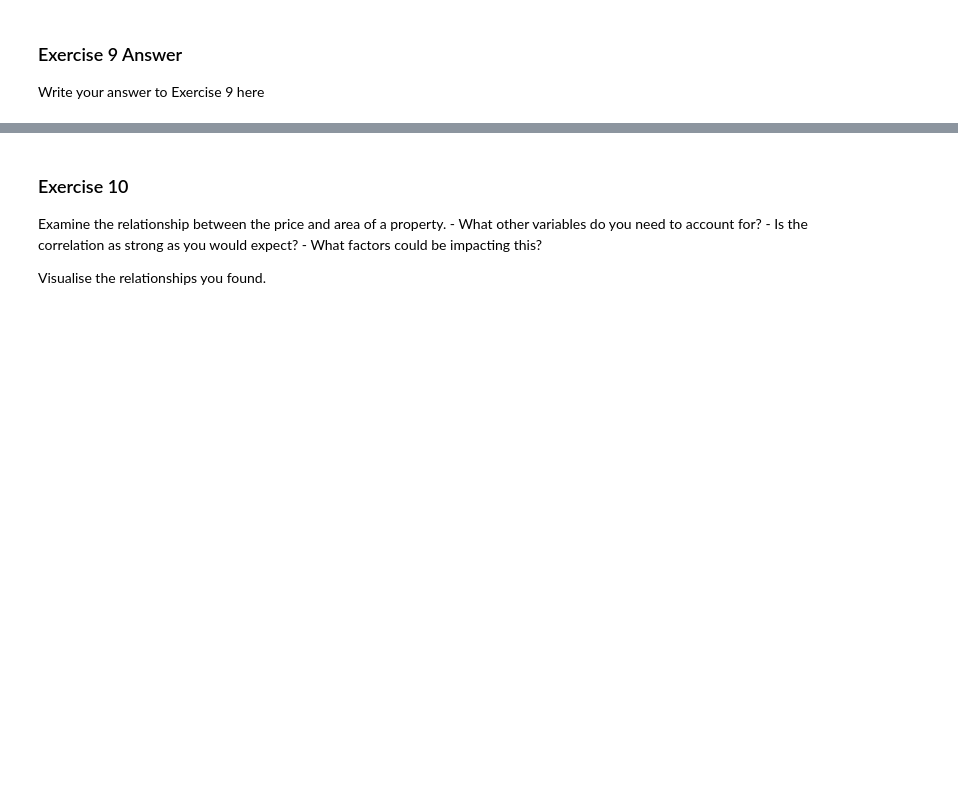
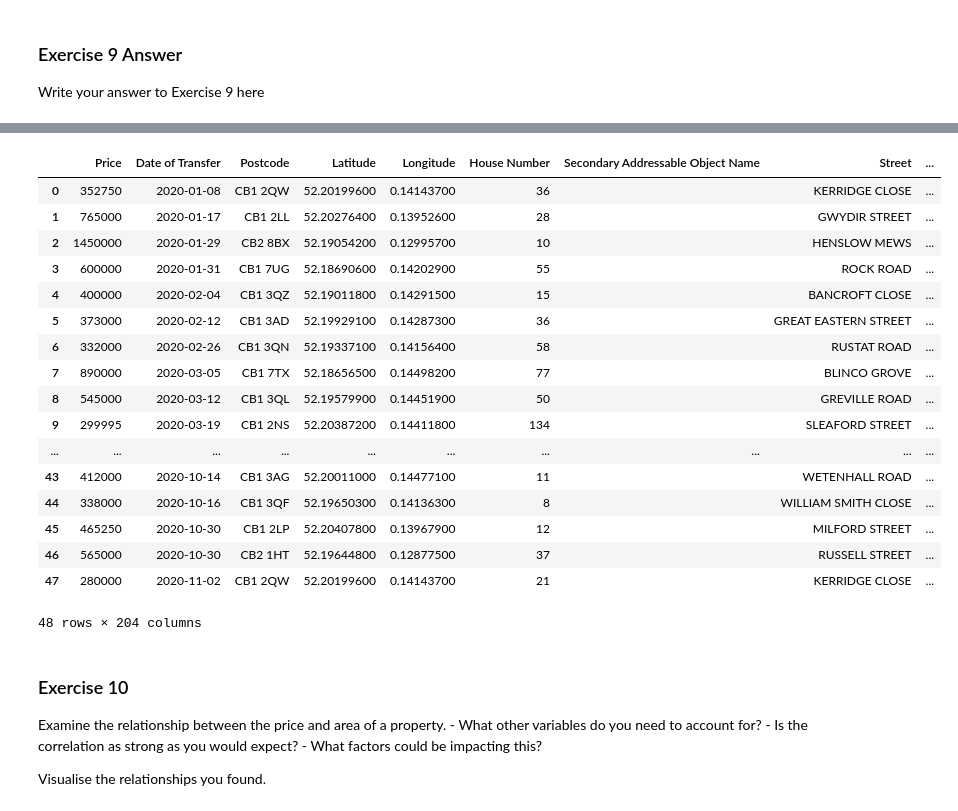
Before and after one commit to EuanWorth/ecw66_ads_2024, a Jupyter notebook: _notebooks/02-access-assess-geospatial.ipynb, the cells around one changed output, grey strips where cells are left out. Cells and saved outputs as stored; diff of their text form; code cells hidden in the pictures; blank space fills up the shorter version.

```diff
--- a/_notebooks/02-access-assess-geospatial.ipynb
+++ b/_notebooks/02-access-assess-geospatial.ipynb
@@ -997,5 +1061,27 @@ Write your answer to Exercise 9 here
 # %%
-# Use this box for any code you need
+osm_gdf['Street'] = osm_gdf['addr:street'].apply(lambda x : str.upper(str(x)))
+join_df = pd.merge(pp_gdf, osm_gdf, left_on=['House Number', "Street"], right_on=['addr:housenumber', 'Street'], how='inner')
+join_gdf = join_df.set_geometry("geometry_y")
+join_gdf
+# %% [output]
+|  | Price | Date of Transfer | Postcode | Latitude | Longitude | House Number | Secondary Addressable Object Name | Street | ... |
+| 0 | 352750 | 2020-01-08 | CB1 2QW | 52.20199600 | 0.14143700 | 36 |  | KERRIDGE CLOSE | ... |
+| 1 | 765000 | 2020-01-17 | CB1 2LL | 52.20276400 | 0.13952600 | 28 |  | GWYDIR STREET | ... |
+| 2 | 1450000 | 2020-01-29 | CB2 8BX | 52.19054200 | 0.12995700 | 10 |  | HENSLOW MEWS | ... |
+| 3 | 600000 | 2020-01-31 | CB1 7UG | 52.18690600 | 0.14202900 | 55 |  | ROCK ROAD | ... |
+| 4 | 400000 | 2020-02-04 | CB1 3QZ | 52.19011800 | 0.14291500 | 15 |  | BANCROFT CLOSE | ... |
+| 5 | 373000 | 2020-02-12 | CB1 3AD | 52.19929100 | 0.14287300 | 36 |  | GREAT EASTERN STREET | ... |
+| 6 | 332000 | 2020-02-26 | CB1 3QN | 52.19337100 | 0.14156400 | 58 |  | RUSTAT ROAD | ... |
+| 7 | 890000 | 2020-03-05 | CB1 7TX | 52.18656500 | 0.14498200 | 77 |  | BLINCO GROVE | ... |
+| 8 | 545000 | 2020-03-12 | CB1 3QL | 52.19579900 | 0.14451900 | 50 |  | GREVILLE ROAD | ... |
+| 9 | 299995 | 2020-03-19 | CB1 2NS | 52.20387200 | 0.14411800 | 134 |  | SLEAFORD STREET | ... |
+| ... | ... | ... | ... | ... | ... | ... | ... | ... | ... |
+| 43 | 412000 | 2020-10-14 | CB1 3AG | 52.20011000 | 0.14477100 | 11 |  | WETENHALL ROAD | ... |
+| 44 | 338000 | 2020-10-16 | CB1 3QF | 52.19650300 | 0.14136300 | 8 |  | WILLIAM SMITH CLOSE | ... |
+| 45 | 465250 | 2020-10-30 | CB1 2LP | 52.20407800 | 0.13967900 | 12 |  | MILFORD STREET | ... |
+| 46 | 565000 | 2020-10-30 | CB2 1HT | 52.19644800 | 0.12877500 | 37 |  | RUSSELL STREET | ... |
+| 47 | 280000 | 2020-11-02 | CB1 2QW | 52.20199600 | 0.14143700 | 21 |  | KERRIDGE CLOSE | ... |
+48 rows × 204 columns
 # %% [markdown]
 ### Exercise 10
 
```
Also changed, not shown: parts of 19 cells of this notebook.
